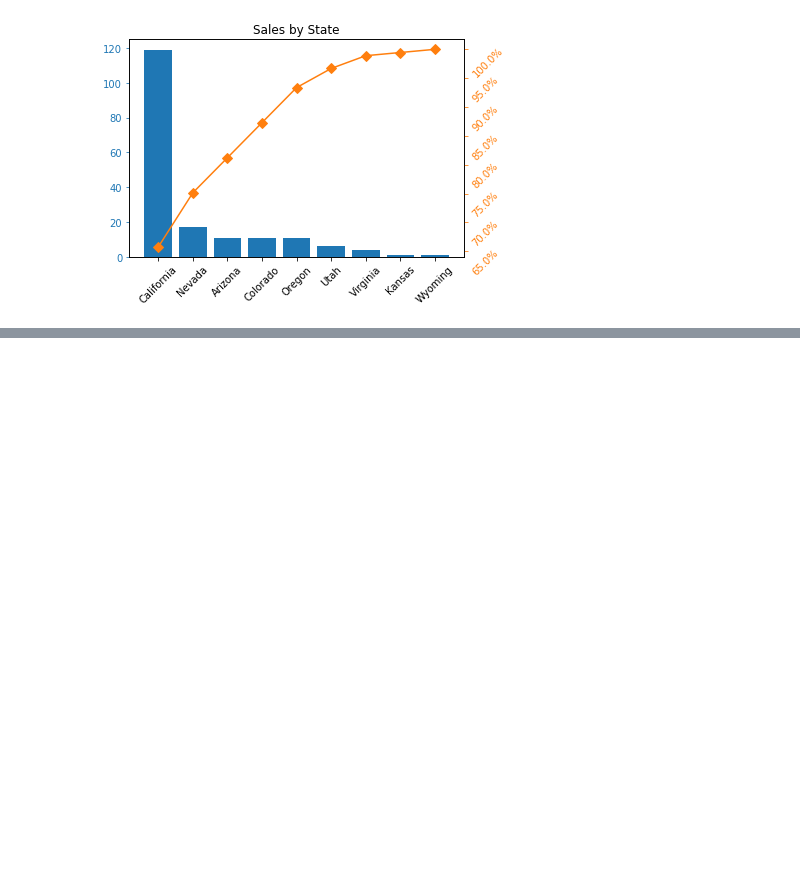
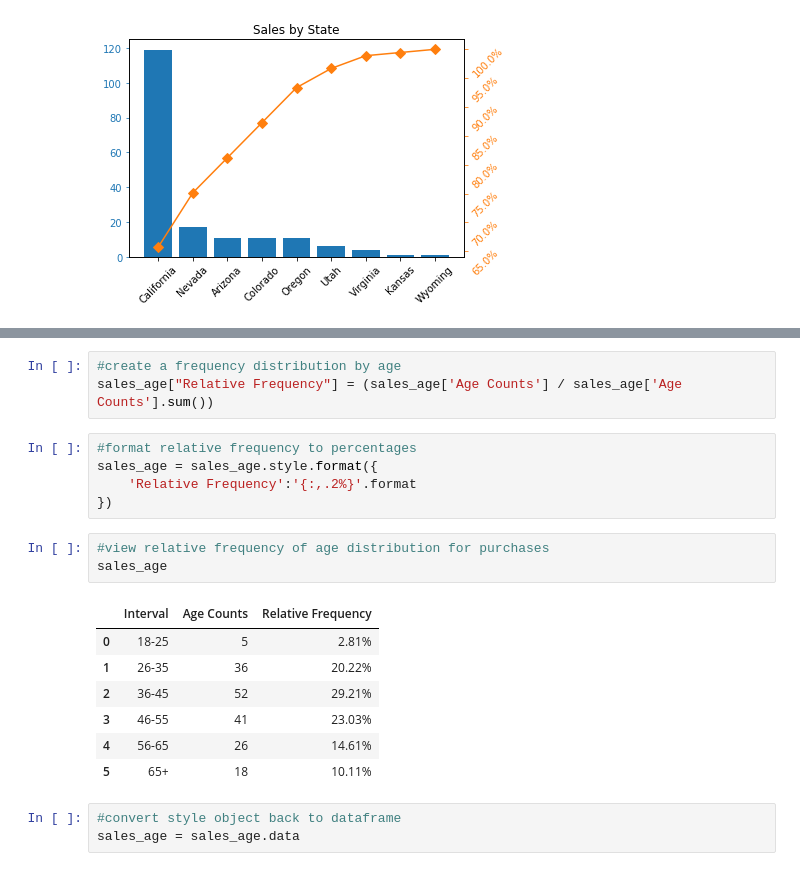
Before and after one commit to ramuir/Sales_Data, a Jupyter notebook: sales_data_analysis.ipynb, the cells around one changed output, grey strips where cells are left out. Cells and saved outputs as stored; diff of their text form; blank space fills up the shorter version.

```diff
--- a/sales_data_analysis.ipynb
+++ b/sales_data_analysis.ipynb
@@ -86,0 +119,22 @@ plt.show()
+# %%
+#create a frequency distribution by age
+sales_age["Relative Frequency"] = (sales_age['Age Counts'] / sales_age['Age Counts'].sum())
+# %%
+#format relative frequency to percentages
+sales_age = sales_age.style.format({
+    'Relative Frequency':'{:,.2%}'.format
+})
+# %%
+#view relative frequency of age distribution for purchases
+sales_age
+# %% [output]
+|  | Interval | Age Counts | Relative Frequency |
+| 0 | 18-25 | 5 | 2.81% |
+| 1 | 26-35 | 36 | 20.22% |
+| 2 | 36-45 | 52 | 29.21% |
+| 3 | 46-55 | 41 | 23.03% |
+| 4 | 56-65 | 26 | 14.61% |
+| 5 | 65+ | 18 | 10.11% |
+# %%
+#convert style object back to dataframe
+sales_age = sales_age.data
```
Also changed, not shown: parts of 4 cells of this notebook.
